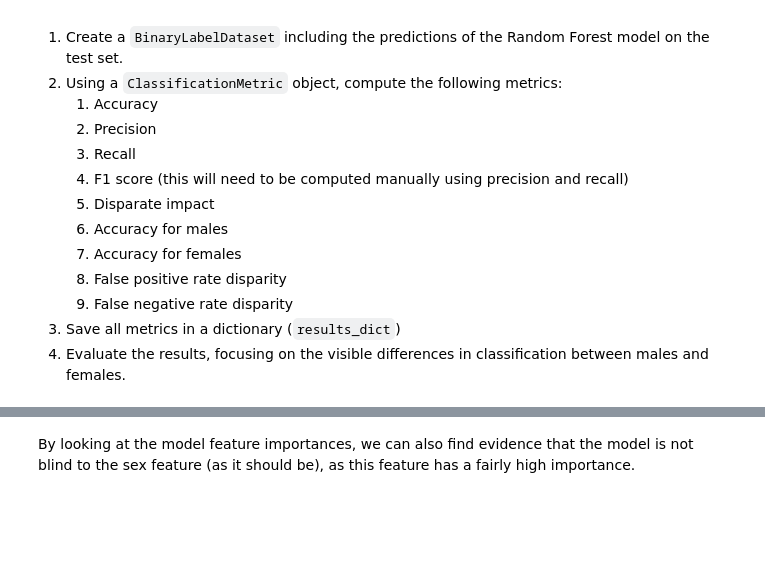
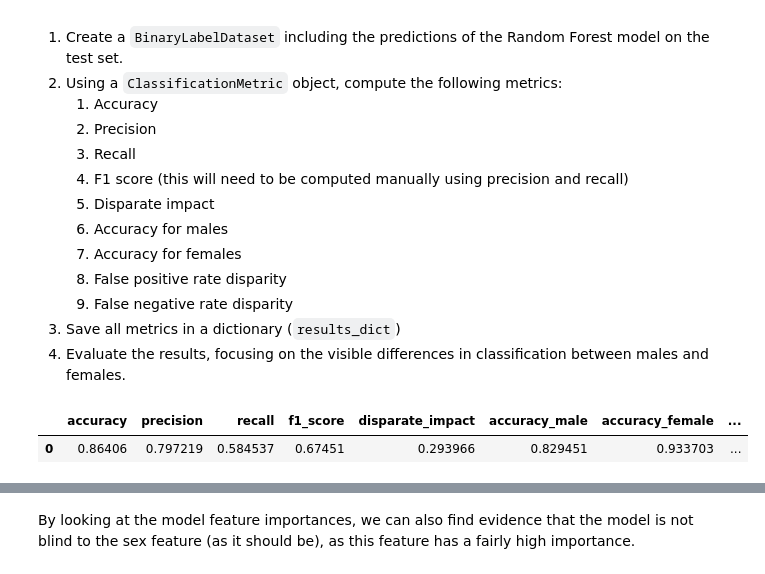
Before and after one commit to lunamgulec/DSCI430-assign4, a Jupyter notebook: Module4aif360.ipynb, the cells around one changed output, grey strips where cells are left out. Saved outputs shown, nothing was run; the diff lists cells and outputs as text; code cells hidden in the pictures; blank space fills up the shorter version.

```diff
--- a/Module4aif360.ipynb
+++ b/Module4aif360.ipynb
@@ -339,3 +391,52 @@ To evaluate the performance of this classifier, complete the following tasks:
 4. Evaluate the results, focusing on the visible differences in classification between males and females.
 # %%
 results_dict = {}
+# %%
+# 0. Convert Random Forest predictions to numeric (0/1)
+y_test_pred_num = pd.Series(y_test_pred).map(label_map).values.reshape(-1, 1)
+
+# 1. Create BinaryLabelDataset for predictions
+aif_test_pred = aif_test.copy()
+aif_test_pred.labels = y_test_pred_num
+
+# 2. Create ClassificationMetric object and compute metrics
+metric = ClassificationMetric(
+    aif_test,          # true labels
+    aif_test_pred,     # predicted labels
+    unprivileged_groups=[{protected_attr: 0}],  # females
+    privileged_groups=[{protected_attr: 1}],    # males
+)
+
+accuracy = metric.accuracy()
+precision = metric.precision()
+recall = metric.recall()
+f1_score = 2 * (precision * recall) / (precision + recall) if (precision + recall) > 0 else 0
+disparate_impact = metric.disparate_impact()
+
+acc_male = metric.accuracy(privileged=True)
+acc_female = metric.accuracy(privileged=False)
+error_rate_diff = (1 - acc_female) - (1 - acc_male)
+
+fpr_disparity = metric.false_positive_rate_difference()
+fnr_disparity = metric.false_negative_rate_difference()
+
+# 3. Save all metrics in results_dict
+results_dict = {
+    "accuracy": accuracy,
+    "precision": precision,
+    "recall": recall,
+    "f1_score": f1_score,
+    "disparate_impact": disparate_impact,
+    "accuracy_male": acc_male,
+    "accuracy_female": acc_female,
+    "fpr_disparity": fpr_disparity,
+    "fnr_disparity": fnr_disparity,
+    "error_rate_diff": error_rate_diff
+}
+
+# convert to a single-row DataFrame for display
+df_results = pd.DataFrame([results_dict])
+df_results
+# %% [output]
+|  | accuracy | precision | recall | f1_score | disparate_impact | accuracy_male | accuracy_female | ... |
+| 0 | 0.86406 | 0.797219 | 0.584537 | 0.67451 | 0.293966 | 0.829451 | 0.933703 | ... |
```
Also changed, not shown: parts of 20 cells of this notebook.
